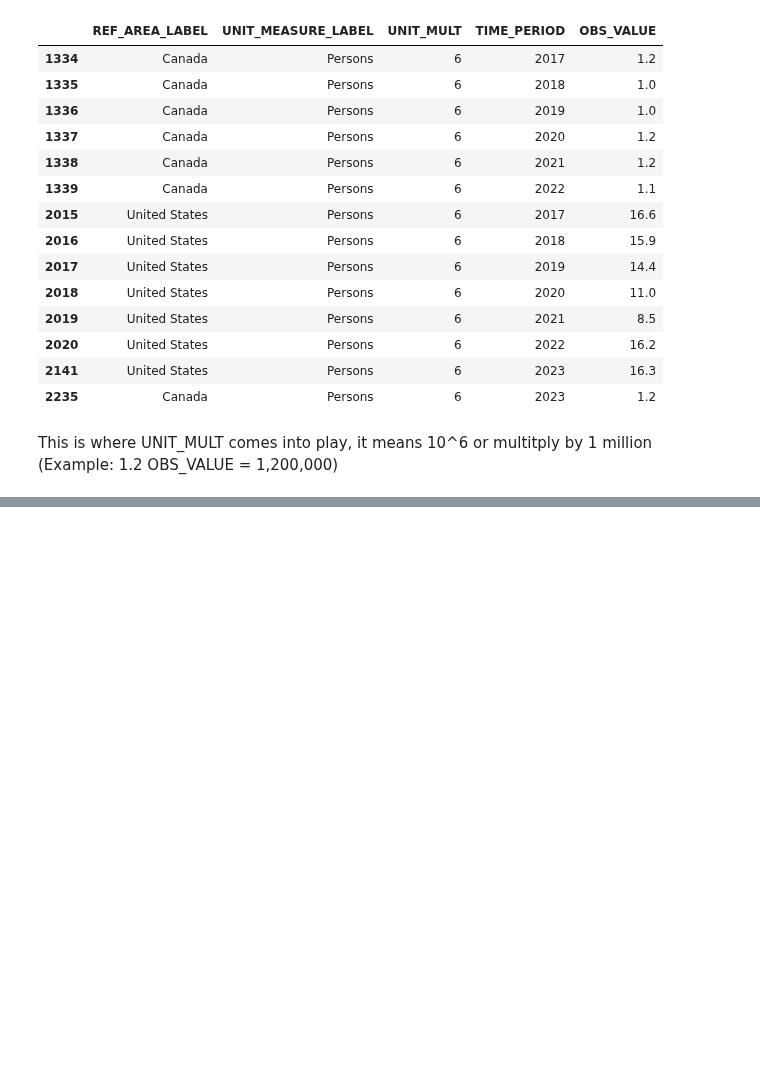
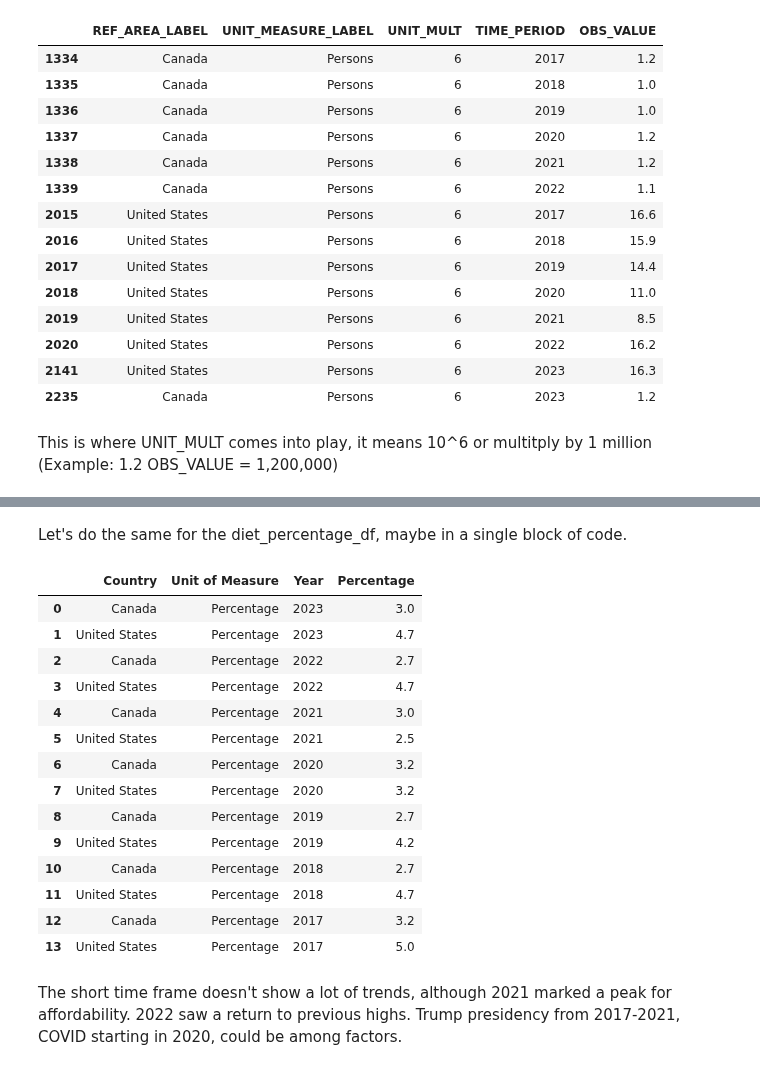
Before and after one commit to nickbartram/climate_agriculture_impact, a Jupyter notebook: healthy_diet.ipynb, the cells around one changed output, grey strips where cells are left out. Drawn from its saved outputs; the diff is of its cells as text; code cells hidden in the pictures; blank space fills up the shorter version.

```diff
--- a/healthy_diet.ipynb
+++ b/healthy_diet.ipynb
@@ -151,0 +225,36 @@ This is where UNIT_MULT comes into play, it means 10^6 or multitply by 1 million
+# %% [markdown]
+Let's do the same for the diet_percentage_df, maybe in a single block of code.
+# %%
+# Rename columns
+diet_percentage_df = diet_percentage_df.rename(columns={
+    "REF_AREA_LABEL": "Country",
+    "UNIT_MEASURE_LABEL": "Unit of Measure",
+    "TIME_PERIOD": "Year",
+    "OBS_VALUE": "Percentage"
+})
+
+diet_percentage_df = diet_percentage_df.drop(columns="UNIT_MULT")
+
+# Sort diet_percentage_df
+diet_percentage_df = diet_percentage_df.sort_values(
+    by=['Year', 'Country'],
+    ascending=[False, True],
+).reset_index(drop=True)
+
+diet_percentage_df
+# %% [output]
+|  | Country | Unit of Measure | Year | Percentage |
+| 0 | Canada | Percentage | 2023 | 3.0 |
+| 1 | United States | Percentage | 2023 | 4.7 |
+| 2 | Canada | Percentage | 2022 | 2.7 |
+| 3 | United States | Percentage | 2022 | 4.7 |
+| 4 | Canada | Percentage | 2021 | 3.0 |
+| 5 | United States | Percentage | 2021 | 2.5 |
+| 6 | Canada | Percentage | 2020 | 3.2 |
+| 7 | United States | Percentage | 2020 | 3.2 |
+| 8 | Canada | Percentage | 2019 | 2.7 |
+| 9 | United States | Percentage | 2019 | 4.2 |
+| 10 | Canada | Percentage | 2018 | 2.7 |
+| 11 | United States | Percentage | 2018 | 4.7 |
+| 12 | Canada | Percentage | 2017 | 3.2 |
+| 13 | United States | Percentage | 2017 | 5.0 |
@@ -151,0 +285,2 @@ This is where UNIT_MULT comes into play, it means 10^6 or multitply by 1 million
+# %% [markdown]
+The short time frame doesn't show a lot of trends, although 2021 marked a peak for affordability. 2022 saw a return to previous highs. Trump presidency from 2017-2021, COVID starting in 2020, could be among factors.
```
Also changed, not shown: parts of 7 cells of this notebook.
